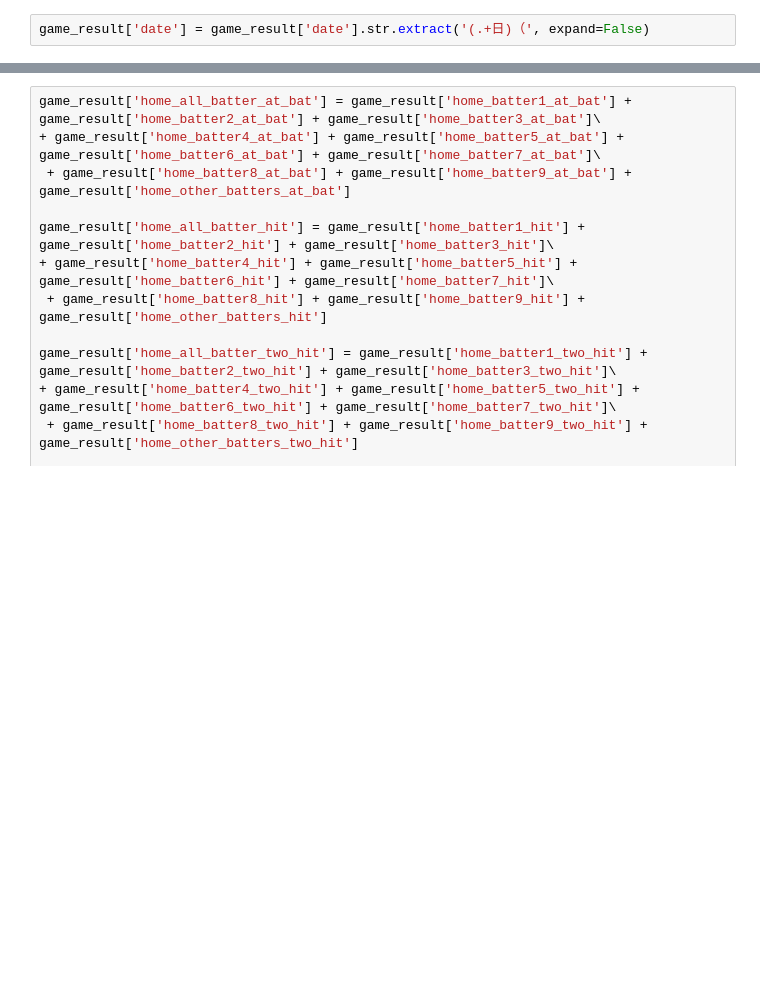
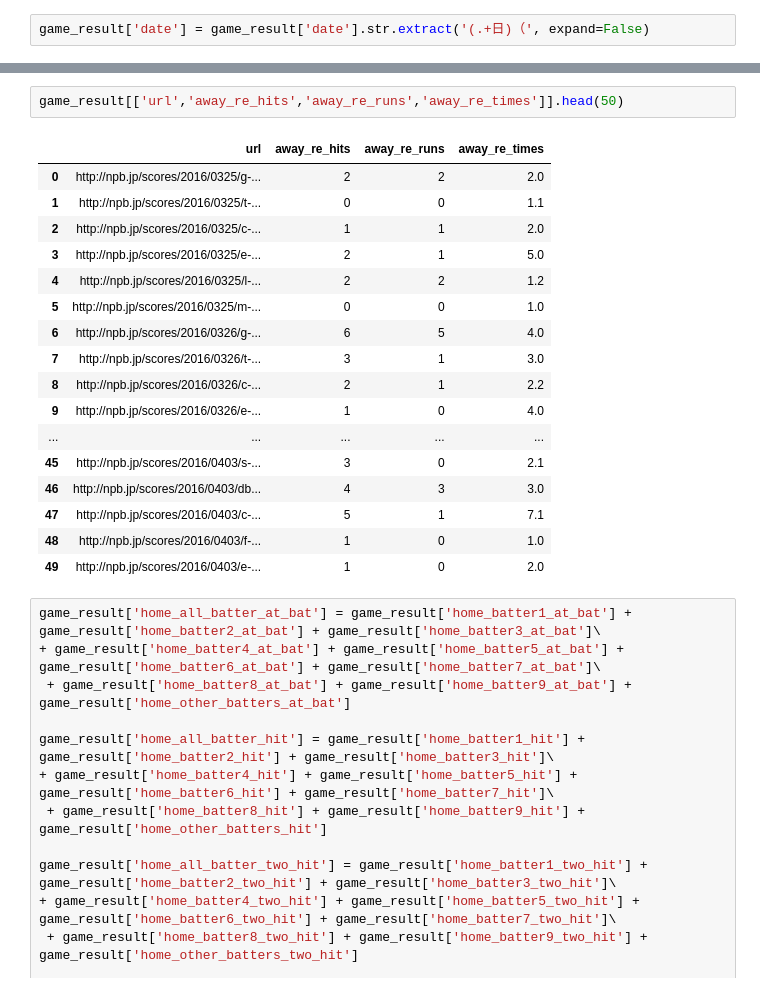
Before and after one commit to tubotu/baseball_predict, a Jupyter notebook: Untitled.ipynb, the cells around one changed output, grey strips where cells are left out. Drawn from its saved outputs; the diff is of its cells as text; blank space fills up the shorter version.

```diff
--- a/Untitled.ipynb
+++ b/Untitled.ipynb
@@ -31,6 +31,26 @@ print(game_result.head())
 2                     2             0             1                         1
 3                     1             0             1                         1
 4                     0             0             2                         2
+# %%
+game_result[['url','away_re_hits','away_re_runs','away_re_times']].head(50)
+# %% [output]
+|  | url | away_re_hits | away_re_runs | away_re_times |
+| 0 | http://npb.jp/scores/2016/0325/g-... | 2 | 2 | 2.0 |
+| 1 | http://npb.jp/scores/2016/0325/t-... | 0 | 0 | 1.1 |
+| 2 | http://npb.jp/scores/2016/0325/c-... | 1 | 1 | 2.0 |
+| 3 | http://npb.jp/scores/2016/0325/e-... | 2 | 1 | 5.0 |
+| 4 | http://npb.jp/scores/2016/0325/l-... | 2 | 2 | 1.2 |
+| 5 | http://npb.jp/scores/2016/0325/m-... | 0 | 0 | 1.0 |
+| 6 | http://npb.jp/scores/2016/0326/g-... | 6 | 5 | 4.0 |
+| 7 | http://npb.jp/scores/2016/0326/t-... | 3 | 1 | 3.0 |
+| 8 | http://npb.jp/scores/2016/0326/c-... | 2 | 1 | 2.2 |
+| 9 | http://npb.jp/scores/2016/0326/e-... | 1 | 0 | 4.0 |
+| ... | ... | ... | ... | ... |
+| 45 | http://npb.jp/scores/2016/0403/s-... | 3 | 0 | 2.1 |
+| 46 | http://npb.jp/scores/2016/0403/db... | 4 | 3 | 3.0 |
+| 47 | http://npb.jp/scores/2016/0403/c-... | 5 | 1 | 7.1 |
+| 48 | http://npb.jp/scores/2016/0403/f-... | 1 | 0 | 1.0 |
+| 49 | http://npb.jp/scores/2016/0403/e-... | 1 | 0 | 2.0 |
 # %%
 game_result['home_all_batter_at_bat'] = game_result['home_batter1_at_bat'] + game_result['home_batter2_at_bat'] + game_result['home_batter3_at_bat']\
 + game_result['home_batter4_at_bat'] + game_result['home_batter5_at_bat'] + game_result['home_batter6_at_bat'] + game_result['home_batter7_at_bat']\
```
Also changed, not shown: parts of 13 cells of this notebook.
